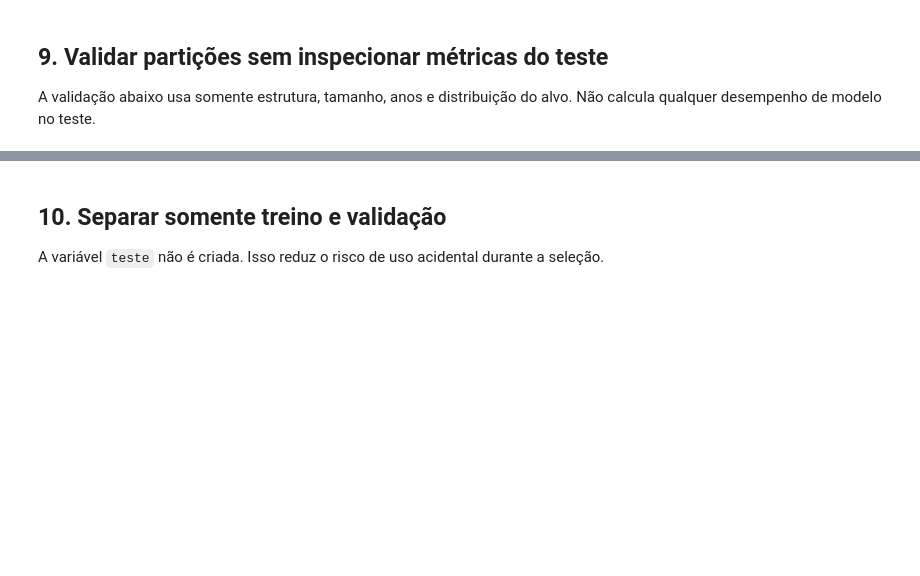
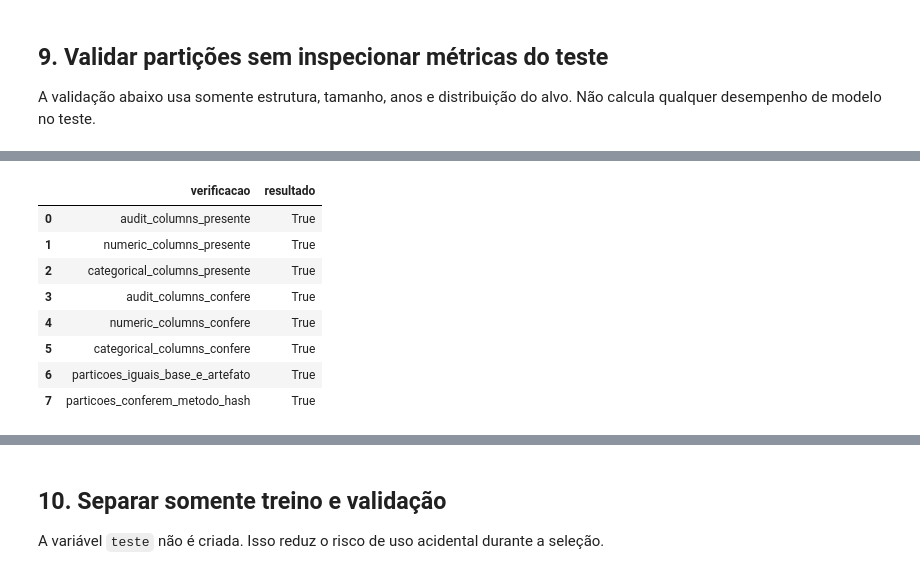
Before and after one commit to Ivan-S-Oliveira/Projeto_Integrador, a Jupyter notebook: notebooks/02_eda/03_supervisionado_pilotos.ipynb, the cells around one changed output, grey strips where cells are left out. Saved outputs shown, nothing was run; the diff lists cells and outputs as text; code cells hidden in the pictures; blank space fills up the shorter version.

```diff
--- a/notebooks/02_eda/03_supervisionado_pilotos.ipynb
+++ b/notebooks/02_eda/03_supervisionado_pilotos.ipynb
@@ -956,0 +1391,90 @@ display(
+# %%
+# ============================================================
+# Conferência do manifesto supervisionado
+# ============================================================
+
+manifesto_conferido = json.loads(
+    Path(CAMINHO_MANIFESTO_SUPERVISIONADO).read_text(encoding="utf-8")
+)
+
+# Contagens de referência calculadas a partir da própria base,
+# sem números fixos no código (funciona para qualquer coorte).
+contagem_base = (
+    base_modelagem[COLUNA_PARTICAO]
+    .astype(str)
+    .value_counts()
+    .to_dict()
+)
+contagem_artefato = (
+    df_supervisionado[COLUNA_PARTICAO]
+    .astype(str)
+    .value_counts()
+    .to_dict()
+)
+
+# Partição do artefato recalculada pelo método oficial (hash do grupo).
+particao_recalculada = np.asarray(
+    atribuir_particao_estratificada_por_hash(
+        base_modelagem[COLUNA_GRUPO_SPLIT],
+        base_modelagem[COLUNA_ESTRATO_SPLIT],
+        sal=SAL_PARTICAO,
+        frac_treino=FRAC_TREINO,
+        frac_validacao=FRAC_VALIDACAO,
+        min_grupos_por_estrato=MIN_GRUPOS_POR_ESTRATO,
+    )
+).astype(str)
+
+conferencia_manifesto = pd.DataFrame(
+    {
+        "verificacao": [
+            "audit_columns_presente",
+            "numeric_columns_presente",
+            "categorical_columns_presente",
+            "audit_columns_confere",
+            "numeric_columns_confere",
+            "categorical_columns_confere",
+            "particoes_iguais_base_e_artefato",
+            "particoes_conferem_metodo_hash",
+        ],
+        "resultado": [
+            "audit_columns" in manifesto_conferido,
+            "numeric_columns" in manifesto_conferido,
+            "categorical_columns" in manifesto_conferido,
+            list(manifesto_conferido.get("audit_columns") or []) == AUDIT_COLUMNS,
+            list(manifesto_conferido.get("numeric_columns") or []) == NUMERIC_COLUMNS,
+            list(manifesto_conferido.get("categorical_columns") or []) == CATEGORICAL_COLUMNS,
+            contagem_artefato == contagem_base,
+            bool(
+                (
+                    df_supervisionado[COLUNA_PARTICAO].astype(str).to_numpy()
+                    == particao_recalculada
+                ).all()
+            ),
+        ],
+    }
+)
+
+display(conferencia_manifesto)
+print("Contagem por partição:", contagem_artefato)
+print("Método da partição:", METODO_PARTICAO, "| sal:", SAL_PARTICAO)
+
+falhas_manifesto = conferencia_manifesto.loc[
+    ~conferencia_manifesto["resultado"], "verificacao"
+].tolist()
+
+if falhas_manifesto:
+    raise RuntimeError(f"Falhas na conferência do manifesto: {falhas_manifesto}")
+
+del particao_recalculada
+
+print("Manifesto OK: as três listas estão gravadas e as partições conferem com o método.")
+# %% [output]
+|  | verificacao | resultado |
+| 0 | audit_columns_presente | True |
+| 1 | numeric_columns_presente | True |
+| 2 | categorical_columns_presente | True |
+| 3 | audit_columns_confere | True |
+| 4 | numeric_columns_confere | True |
+| 5 | categorical_columns_confere | True |
+| 6 | particoes_iguais_base_e_artefato | True |
+| 7 | particoes_conferem_metodo_hash | True |
```
Also changed, not shown: parts of 28 cells of this notebook, 6 other files.
